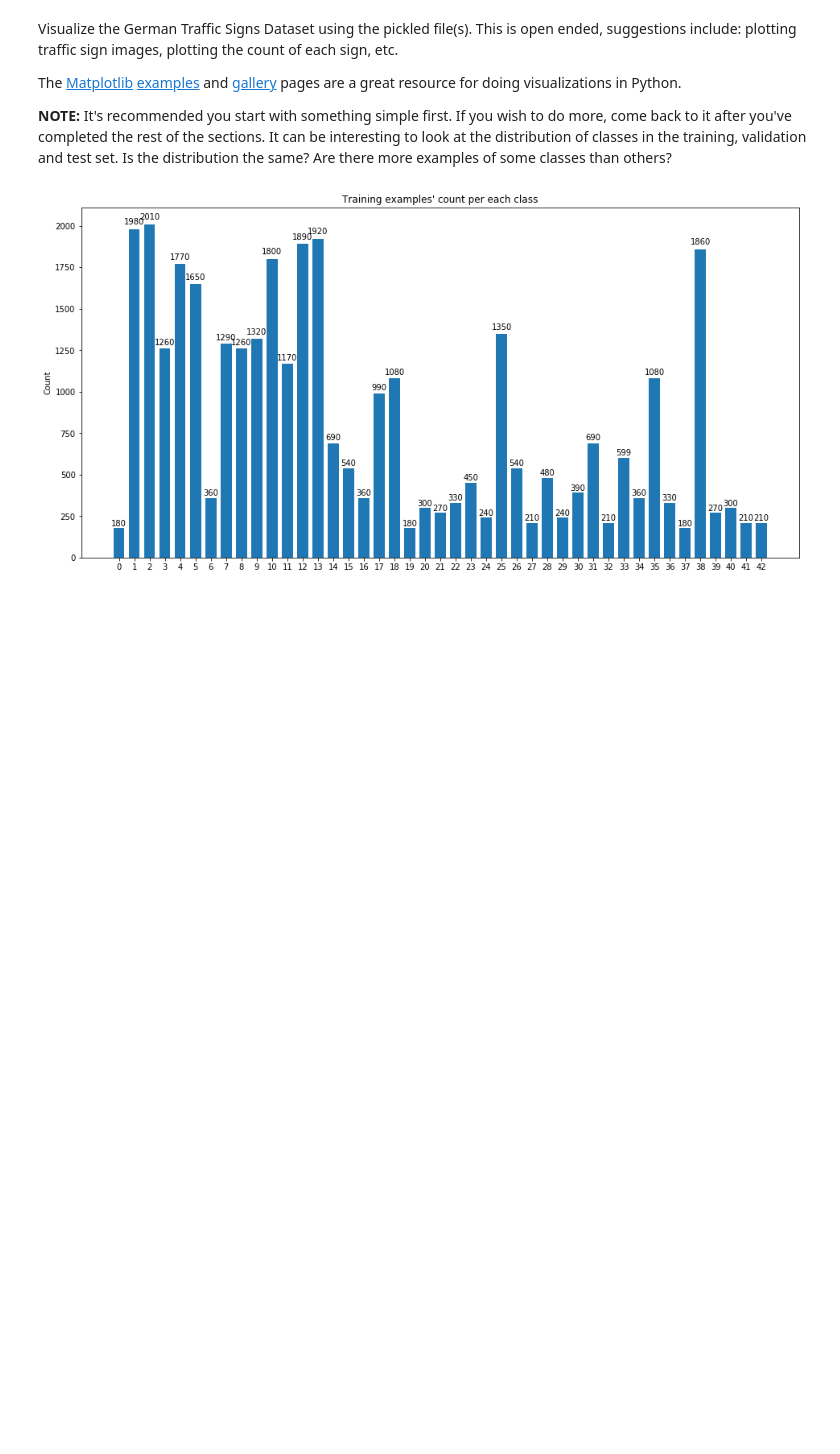
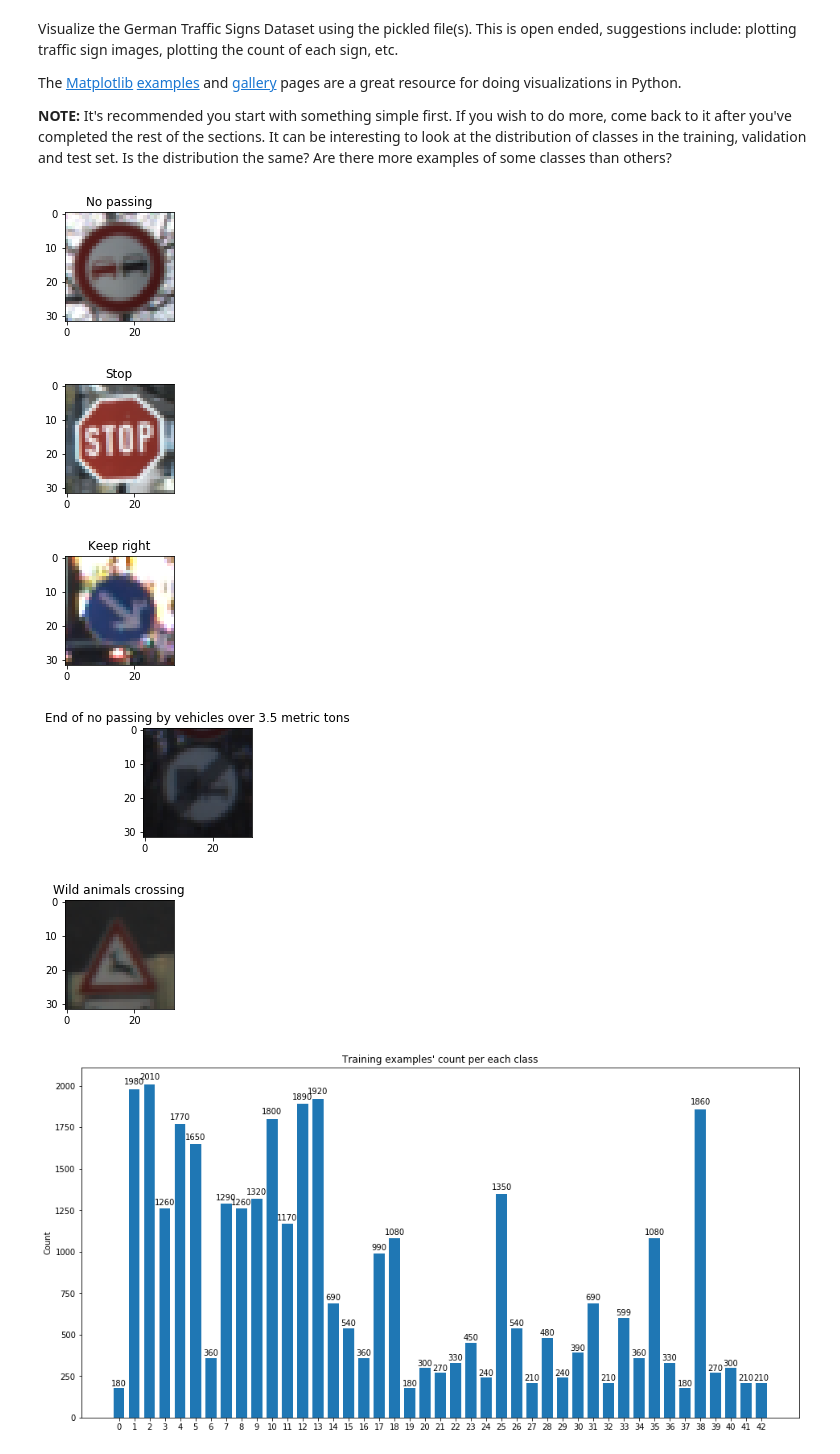
Before and after one commit to FurqanHabibi/CarND-Traffic-Sign-Classifier-Project, a Jupyter notebook: Traffic_Sign_Classifier.ipynb, the cells around one changed output. Drawn from its saved outputs; the diff is of its cells as text; code cells hidden in the pictures; blank space fills up the shorter version.

```diff
--- a/Traffic_Sign_Classifier.ipynb
+++ b/Traffic_Sign_Classifier.ipynb
@@ -72,12 +72,14 @@ image_shape = (X_train.shape[1], X_train.shape[2], X_train.shape[3])
 
 # TODO: How many unique classes/labels there are in the dataset.
 import csv
-n_classes = -1  # top row is not class
+n_classes = -1  # top row is not a class
+signnames = {}
 with open("signnames.csv") as csvfile:
     reader = csv.reader(csvfile)
     for row in reader:
         n_classes += 1
-
+        if row[0].isdigit():
+            signnames[int(row[0])] = row[1]
 print("Number of training examples =", n_train)
 print("Number of testing examples =", n_test)
 print("Image data shape =", image_shape)
@@ -103,6 +105,23 @@ import numpy as np
 from matplotlib.ticker import NullFormatter
 # Visualizations will be shown in the notebook.
 %matplotlib inline
+# %%
+##############################
+# Samples of training examples
+##############################
+import random
+indices = random.sample(range(n_train), k=5)
+
+for i in indices:
+    plt.figure(figsize=(2,2))
+    plt.imshow(X_train[i])
+    plt.title(signnames[y_train[i]])
+# %% [output]
+[figure, added]
+[figure, added]
+[figure, added]
+[figure, added]
+[figure, added]
 # %%
 #####################
 # Count of each class
```
Also changed, not shown: parts of 8 cells of this notebook, 4 other files.
